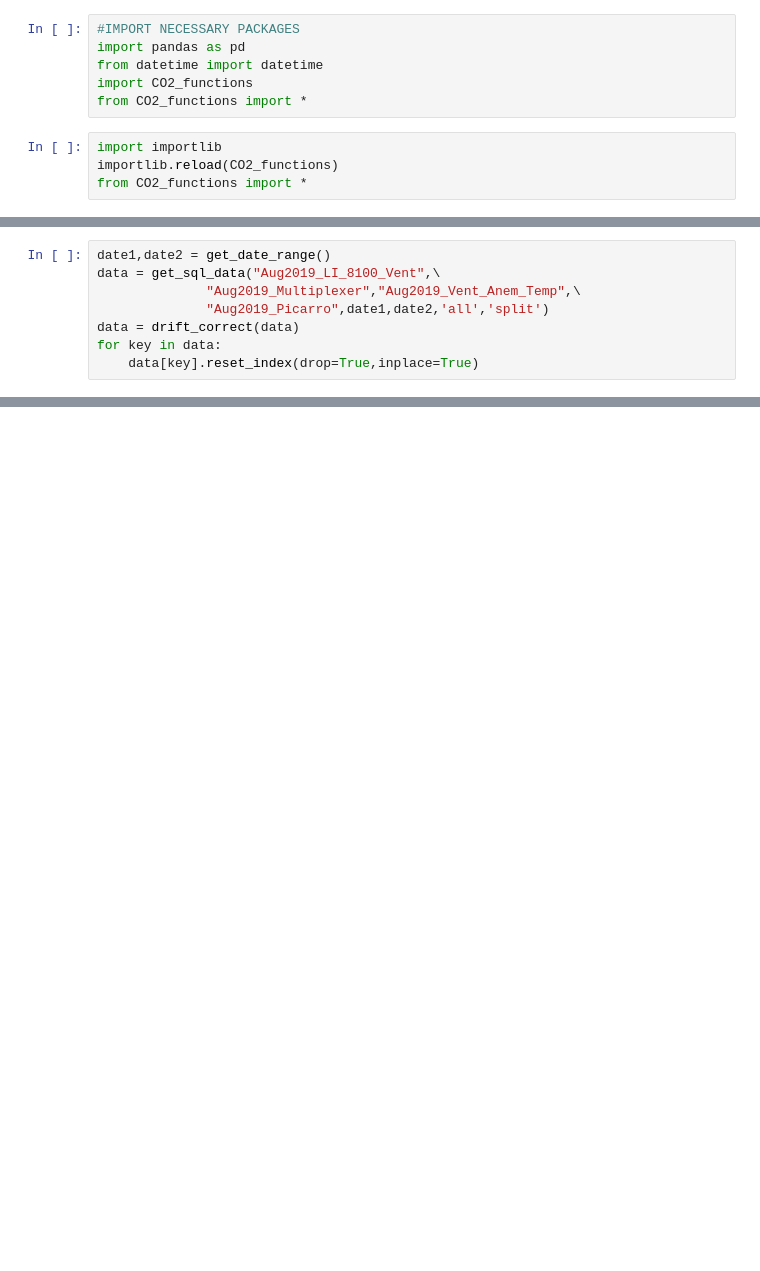
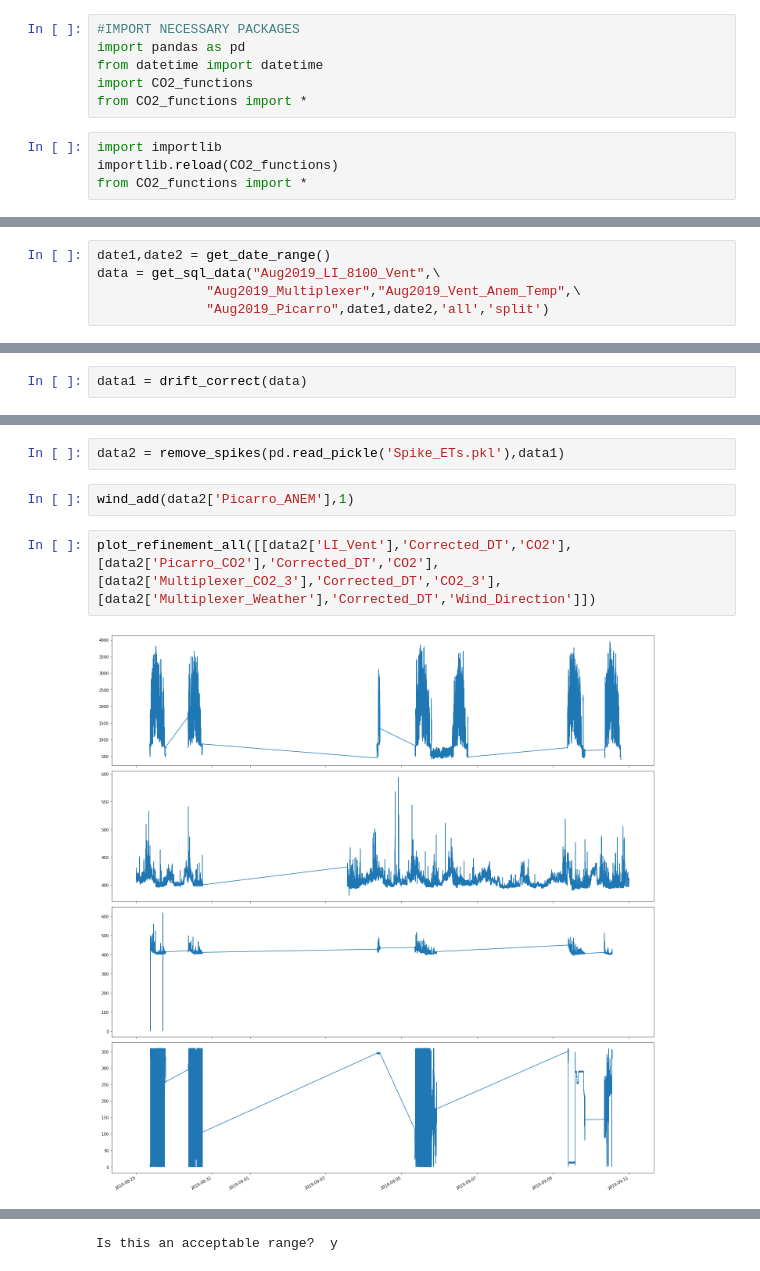
Before and after one commit to agmeyer4/CO2_Eddy, a Jupyter notebook: Drift_Correct.ipynb, the cells around one changed output, grey strips where cells are left out. Drawn from its saved outputs; the diff is of its cells as text; blank space fills up the shorter version.

```diff
--- a/Drift_Correct.ipynb
+++ b/Drift_Correct.ipynb
@@ -13,7 +21,4 @@ date1,date2 = get_date_range()
 data = get_sql_data("Aug2019_LI_8100_Vent",\
               "Aug2019_Multiplexer","Aug2019_Vent_Anem_Temp",\
               "Aug2019_Picarro",date1,date2,'all','split')
-data = drift_correct(data)
-for key in data:
-    data[key].reset_index(drop=True,inplace=True)
 # %% [output]
@@ -59,0 +31,2 @@ df['Corrected_DT'].iloc[0].hour
+# %%
+data1 = drift_correct(data)
@@ -59,0 +43,8 @@ df['Corrected_DT'].iloc[0].hour
+# %%
+data2 = remove_spikes(pd.read_pickle('Spike_ETs.pkl'),data1)
+# %%
+wind_add(data2['Picarro_ANEM'],1)
+# %%
+plot_refinement_all([[data2['LI_Vent'],'Corrected_DT','CO2'],[data2['Picarro_CO2'],'Corrected_DT','CO2'],[data2['Multiplexer_CO2_3'],'Corrected_DT','CO2_3'],[data2['Multiplexer_Weather'],'Corrected_DT','Wind_Direction']])
+# %% [output]
+[figure, added]
@@ -59,0 +67 @@ df['Corrected_DT'].iloc[0].hour
+Is this an acceptable range?  y
```
Also changed, not shown: parts of 8 cells of this notebook, 7 other files.
